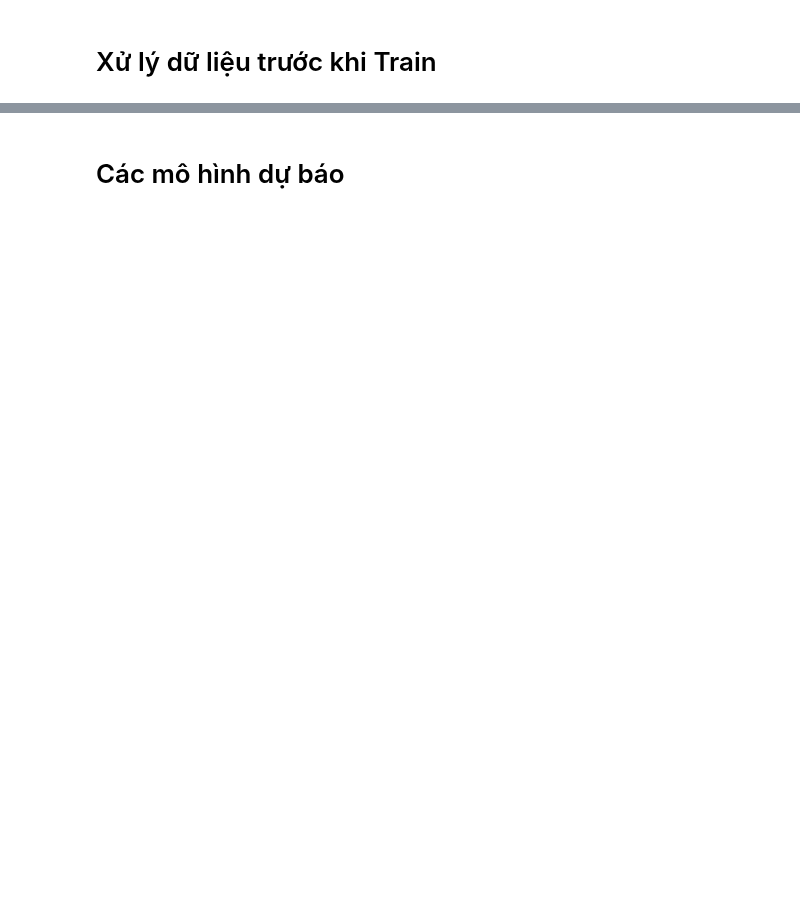
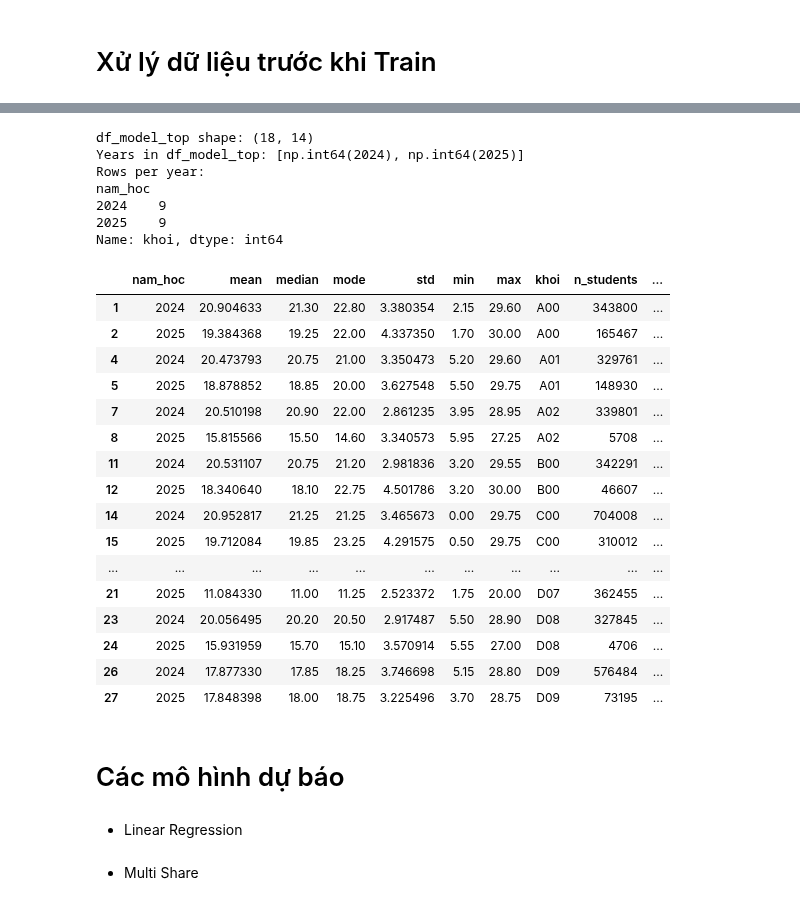
Before and after one commit to tano-dev/Vietnam-National-Exam-Score-Analysis-and-Forecasting, a Jupyter notebook: Notebook/Forecast.ipynb, the cells around one changed output, grey strips where cells are left out. Cells and saved outputs as stored; diff of their text form; code cells hidden in the pictures; blank space fills up the shorter version.

```diff
--- a/Notebook/Forecast.ipynb
+++ b/Notebook/Forecast.ipynb
@@ -1131,5 +1117,60 @@ df_model
+# %%
+# 4) year_idx theo thời gian
+df_top["year_idx"] = df_top["nam_hoc"] - df_top["nam_hoc"].min()
+
+# 5) sort theo (khoi, năm)
+df_top = df_top.sort_values(["khoi", "nam_hoc"]).reset_index(drop=True)
+
+# 6) Tính lag & delta share theo từng khối
+df_top["share_lag1"]  = df_top.groupby("khoi")["share_in_year"].shift(1)
+df_top["delta_share"] = df_top["share_in_year"] - df_top["share_lag1"]
+
+# 7) Bỏ năm đầu (không có lag)
+df_model_top = df_top.dropna(subset=["share_lag1"]).copy()
+
+# 8) Chọn bộ feature dùng chung cho train
+base_features_top = [
+    "year_idx",
+    "mean", "median", "std",
+    "n_students", "total_students_year",
+    "share_lag1", "delta_share",
+]
+
+print("df_model_top shape:", df_model_top.shape)
+print("Years in df_model_top:", sorted(df_model_top["nam_hoc"].unique()))
+print("Rows per year:")
+print(df_model_top.groupby("nam_hoc")["khoi"].nunique().sort_index())
+
+df_model_top
+# %% [output]
+df_model_top shape: (18, 14)
+Years in df_model_top: [np.int64(2024), np.int64(2025)]
+Rows per year:
+nam_hoc
+2024    9
+2025    9
+Name: khoi, dtype: int64
+|  | nam_hoc | mean | median | mode | std | min | max | khoi | n_students | ... |
+| 1 | 2024 | 20.904633 | 21.30 | 22.80 | 3.380354 | 2.15 | 29.60 | A00 | 343800 | ... |
+| 2 | 2025 | 19.384368 | 19.25 | 22.00 | 4.337350 | 1.70 | 30.00 | A00 | 165467 | ... |
+| 4 | 2024 | 20.473793 | 20.75 | 21.00 | 3.350473 | 5.20 | 29.60 | A01 | 329761 | ... |
+| 5 | 2025 | 18.878852 | 18.85 | 20.00 | 3.627548 | 5.50 | 29.75 | A01 | 148930 | ... |
+| 7 | 2024 | 20.510198 | 20.90 | 22.00 | 2.861235 | 3.95 | 28.95 | A02 | 339801 | ... |
+| 8 | 2025 | 15.815566 | 15.50 | 14.60 | 3.340573 | 5.95 | 27.25 | A02 | 5708 | ... |
+| 11 | 2024 | 20.531107 | 20.75 | 21.20 | 2.981836 | 3.20 | 29.55 | B00 | 342291 | ... |
+| 12 | 2025 | 18.340640 | 18.10 | 22.75 | 4.501786 | 3.20 | 30.00 | B00 | 46607 | ... |
+| 14 | 2024 | 20.952817 | 21.25 | 21.25 | 3.465673 | 0.00 | 29.75 | C00 | 704008 | ... |
+| 15 | 2025 | 19.712084 | 19.85 | 23.25 | 4.291575 | 0.50 | 29.75 | C00 | 310012 | ... |
+| ... | ... | ... | ... | ... | ... | ... | ... | ... | ... | ... |
+| 21 | 2025 | 11.084330 | 11.00 | 11.25 | 2.523372 | 1.75 | 20.00 | D07 | 362455 | ... |
+| 23 | 2024 | 20.056495 | 20.20 | 20.50 | 2.917487 | 5.50 | 28.90 | D08 | 327845 | ... |
+| 24 | 2025 | 15.931959 | 15.70 | 15.10 | 3.570914 | 5.55 | 27.00 | D08 | 4706 | ... |
+| 26 | 2024 | 17.877330 | 17.85 | 18.25 | 3.746698 | 5.15 | 28.80 | D09 | 576484 | ... |
+| 27 | 2025 | 17.848398 | 18.00 | 18.75 | 3.225496 | 3.70 | 28.75 | D09 | 73195 | ... |
 # %% [markdown]
 # Các mô hình dự báo
+# %% [markdown]
+- Linear Regression
 # %%
 import numpy as np
 # Linear Regression với Gradient Descent
@@ -1201,4 +1242,6 @@ class LinearRegressionGD:
             raise ValueError("Model chưa được fit.")
         X = np.asarray(X, dtype=float)
         return X @ self.W + self.b
+# %% [markdown]
+- Multi Share
 # %%
```
Also changed, not shown: parts of 24 cells of this notebook.
